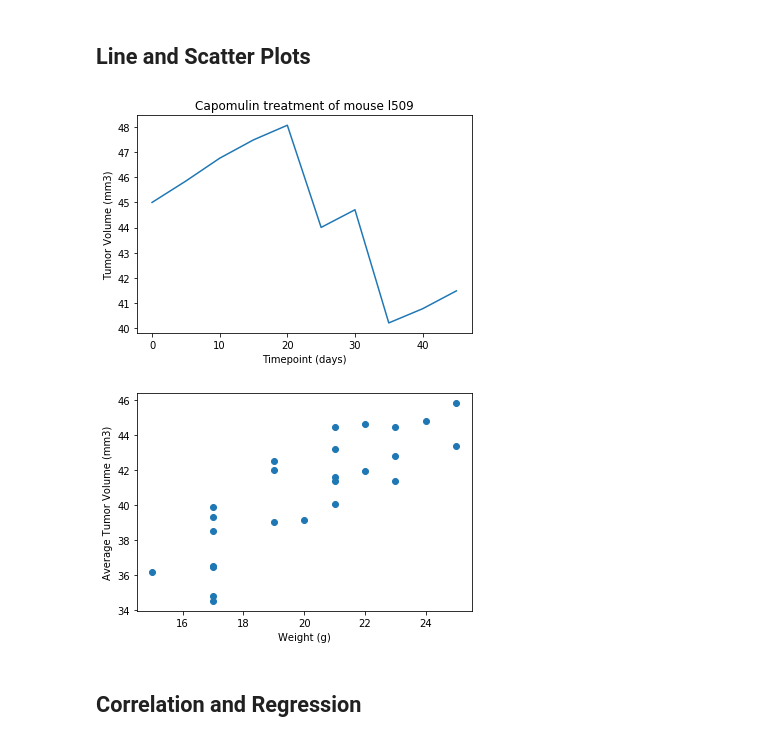
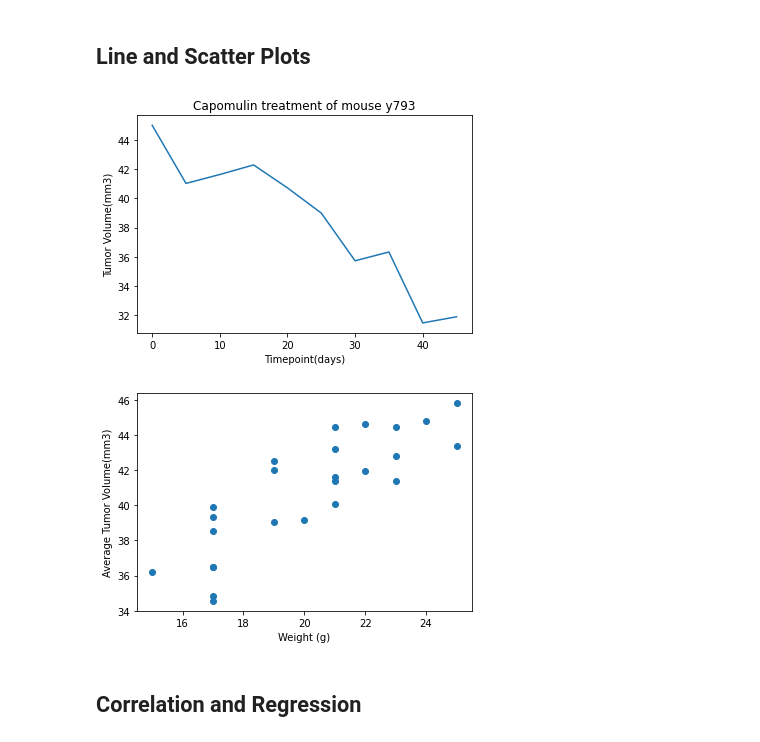
Before and after one commit to DevSher23/Matplotlib-challenge, a Jupyter notebook: pymaceuticals/pymaceuticals complete.ipynb, the cells around one changed output. Saved outputs shown, nothing was run; the diff lists cells and outputs as text; code cells hidden in the pictures.

```diff
--- a/pymaceuticals/pymaceuticals complete.ipynb
+++ b/pymaceuticals/pymaceuticals complete.ipynb
@@ -11,6 +11,8 @@ import matplotlib.pyplot as plt
 import pandas as pd
 import scipy.stats as st
 import numpy as np
+from scipy.stats import linregress
+from scipy.stats import pearsonr
 
 # Study data files
 mouse_metadata_path = "data/Mouse_metadata.csv"
@@ -21,7 +23,7 @@ mouse_metadata = pd.read_csv(mouse_metadata_path)
 study_results = pd.read_csv(study_results_path)
 
 # Combine the data into a single dataset
-data_complete = pd.merge(mouse_metadata, study_results, how="inner", on=["Mouse ID", "Mouse ID"])
+data_complete = pd.merge(study_results, mouse_metadata, how="left", on="Mouse ID")
 # Display the data table for preview
 data_complete.head()
 # %% [output]
@@ -46,6 +47,6 @@ duplicate_mice
 array(['g989'], dtype=object)
 # %%
 # Optional: Get all the data for the duplicate mouse ID.
-chart_data = data_complete.set_index("Mouse ID")
-chart_data.loc["g989"]
+chart_data = data_complete.loc[data_complete["Mouse ID"] == 'g989']
+chart_data
 # %% [output]
@@ -266,12 +274,29 @@ SyntaxError: invalid syntax (425156668.py, line 20)
 ## Line and Scatter Plots
 # %%
 # Generate a line plot of tumor volume vs. time point for a mouse treated with Capomulin
+tumorvol_cap = clean_complete.loc[clean_complete["Drug Regimen"]== "Capomulin"]
+mouse_data = tumorvol_cap.loc[tumorvol_cap["Mouse ID"]== "y793"]
+plt.title("Capomulin treatment of mouse y793")
+plt.ylabel("Tumor Volume(mm3)")
+plt.xlabel('Timepoint(days)')
+plt.plot(mouse_data["Timepoint"],mouse_data["Tumor Volume (mm3)"])
+plt.show()
 # %% [output]
-[figure, old version]
+[figure, new version]
 # %%
-# Generate a scatter plot of average tumor volume vs. mouse weight for the Capomulin regimen
+#Generate a scatter plot of average tumor volume vs. mouse weight for the Capomulin regimen
+average_weight = clean_complete.loc[clean_complete['Drug Regimen'] == "Capomulin"].groupby(["Mouse ID"]).mean()
+
+x_values = average_weight['Weight (g)']
+y_values = average_weight['Tumor Volume (mm3)']
+
+plt.scatter(x_values,y_values)
+
+plt.xlabel('Weight (g)')
+plt.ylabel('Average Tumor Volume(mm3)')
+plt.show()
 # %% [output]
-[figure, old version]
+[figure, new version]
 # %% [markdown]
 ## Correlation and Regression
 # %%
```
Also changed, not shown: parts of 11 cells of this notebook, 1 other file.
